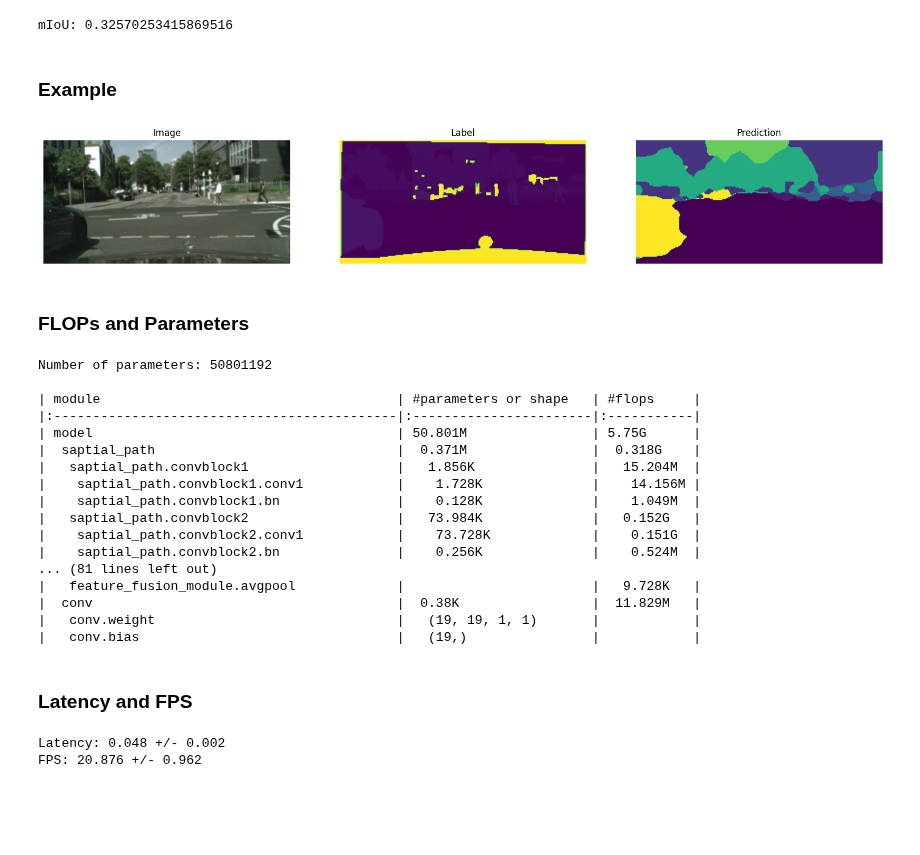
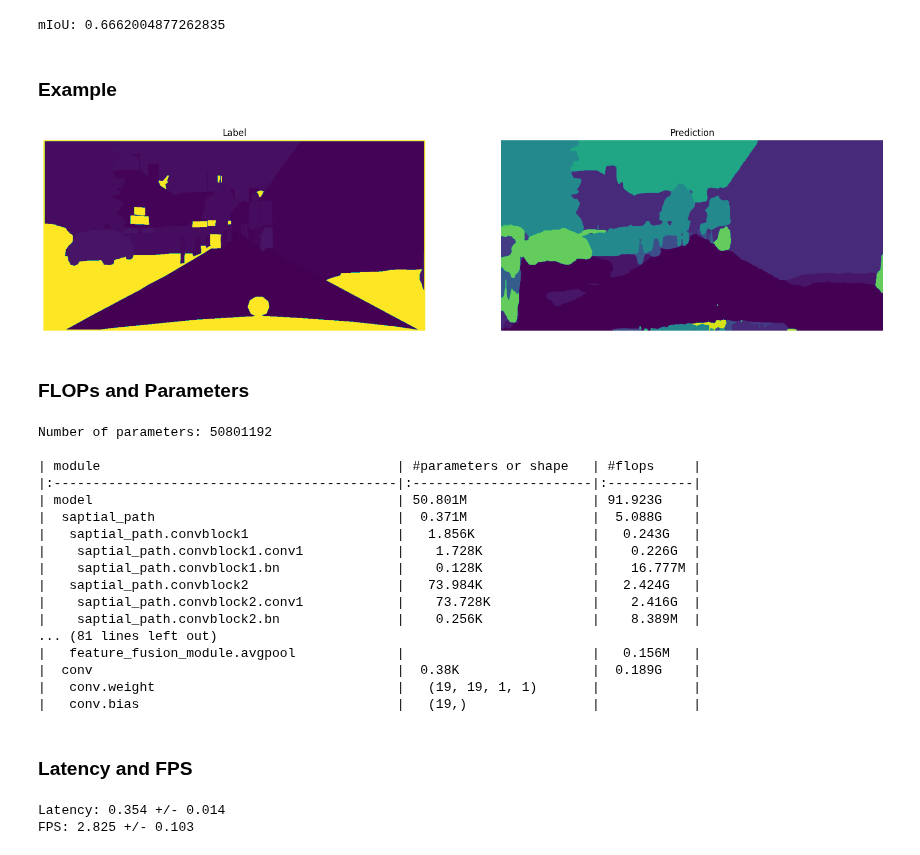
Before and after one commit to QuantDreamGit/SemanticSegmentation, a Jupyter notebook: cityscapes_bisenet.ipynb, the cells around one changed output. Saved outputs shown, nothing was run; the diff lists cells and outputs as text; code cells hidden in the pictures; blank space fills up the shorter version.

```diff
--- a/cityscapes_bisenet.ipynb
+++ b/cityscapes_bisenet.ipynb
@@ -74,90 +83,84 @@ Epoch: 11, Loss: 0.9743016362190247, mIoU: 0.21231291482410247
 ... (38 outputs left out)
 # %%
+## Evaluation
 # Get the device
-device = torch.device("cuda" if torch.cuda.is_available() else "cpu")
-
+device = torch.device("cuda")
 # Load the model
 model = BiSeNet(context_path='resnet101', num_classes=19).to(device)
 model.load_state_dict(torch.load('models/bisenet/bisenet.pth'))
-
 # Set model to evaluation mode
 model.eval()
 
 # Load the dataset
-dataset = CityScapes(root_dir='datasets/Cityspaces', split='val', mode='single', label_raw=False)
+dataset = CityScapes(root_dir='datasets/Cityspaces', split='val', mode='single', raw_label=False)
 dataloader = DataLoader(dataset, batch_size=1, shuffle=True, num_workers=2, pin_memory=True)
 
 # Evaluate the model
 hist = np.zeros((19, 19))
 for i, (images, labels) in enumerate(tqdm(dataloader)):
+    # Move the data to the device
     images = images.to(device)
     label = labels.to(device)
+    # Forward pass
     output = model(images)[0]
-
-    # Compute the predictions (1, 128, 256)
+    # Compute the predictions
     pred = output.argmax(dim=0)
 
     # Calculate the mean IoU
     hist += fast_hist(label.flatten().cpu().numpy(), pred.flatten().cpu().numpy(), 19)
     miou = np.mean(per_class_iou(hist))
 
+# Print the mIoU
 print(f'mIoU: {miou}')
 # %% [output]
-mIoU: 0.32570253415869516
+mIoU: 0.6662004877262835
 # %% [markdown]
 ### Example
 # %%
+## Inference
 # Get the device
 device = torch.device("cuda" if torch.cuda.is_available() else "cpu")
-
 # Load the model
 model = BiSeNet(context_path='resnet101', num_classes=19).to(device)
 model.load_state_dict(torch.load('models/bisenet/bisenet.pth'))
-
 # Set model to evaluation mode
 model.eval()
 
 # Load the dataset
-dataset = CityScapes(root_dir='datasets/Cityspaces', split='val', mode='single', label_raw=False)
+dataset = CityScapes(root_dir='datasets/Cityspaces', split='val', mode='single', raw_label=False)
 dataloader = DataLoader(dataset, batch_size=1, shuffle=True, num_workers=2, pin_memory=True)
 
 hist = np.zeros((19, 19))
 for i, (image, label) in tqdm(enumerate(dataloader)):
+    # Move the data to the device
     image = image.to(device)
     label = label.to(device)
     # Forward pass
     output = model(image)
-    # output shape: (1, 19, 128, 256)
-    # label shape: (1, 128, 256)
-    # Compute the predictions (1, 128, 256)
+    # Compute the predictions
     pred = output.argmax(dim=1)
+    # Stop after the first iteration
     break
 
 # Display the image
-import matplotlib.pyplot as plt
-from torchvision.transforms import ToPILImage
-
 image = ToPILImage()(image[0].cpu())
 # Convert label, pred from numpy to image
 label = Image.fromarray(label[0].cpu().numpy().astype(np.uint8))
 pred = Image.fromarray(pred[0].cpu().numpy().astype(np.uint8))
 
+# Display the image
 plt.figure(figsize=(20, 20))
-plt.subplot(131)
-plt.imshow(image)
-plt.title('Image')
-plt.axis('off')
-plt.subplot(132)
+plt.subplot(121)
 plt.imshow(label)
 plt.title('Label')
 plt.axis('off')
-plt.subplot(133)
+plt.subplot(122)
 plt.imshow(pred)
 plt.title('Prediction')
 plt.axis('off')
 plt.show()
 # %% [output]
-[figure, old version]
+[figure, new version]
 # %% [markdown]
 ### FLOPs and Parameters
 # %%
@@ -166,13 +169,11 @@ device = torch.device("cpu")
 # Load the model
 model = BiSeNet(context_path='resnet101', num_classes=19).to(device)
 model.load_state_dict(torch.load('models/bisenet/bisenet.pth'))
-
 # Set model to evaluation mode
 model.eval()
 
 # Load the dataset
-dataset = CityScapes(root_dir='datasets/Cityspaces', split='val', mode='single', label_raw=False)
-
+dataset = CityScapes(root_dir='datasets/Cityspaces', split='val', mode='single', raw_label=False)
 # Get the image and label
 image, label = dataset[0]
 
@@ -180,7 +181,6 @@ image, label = dataset[0]
 flops = FlopCountAnalysis(model, image.unsqueeze(0))
 # Get the number of flops
 flops = flop_count_table(flops)
-
 # Get the number of parameters
 params = sum(p.numel() for p in model.parameters())
 
@@ -191,17 +191,17 @@ Number of parameters: 50801192
 
 | module                                      | #parameters or shape   | #flops     |
 |:--------------------------------------------|:-----------------------|:-----------|
-| model                                       | 50.801M                | 5.75G      |
-|  saptial_path                               |  0.371M                |  0.318G    |
-|   saptial_path.convblock1                   |   1.856K               |   15.204M  |
-|    saptial_path.convblock1.conv1            |    1.728K              |    14.156M |
-|    saptial_path.convblock1.bn               |    0.128K              |    1.049M  |
-|   saptial_path.convblock2                   |   73.984K              |   0.152G   |
-|    saptial_path.convblock2.conv1            |    73.728K             |    0.151G  |
-|    saptial_path.convblock2.bn               |    0.256K              |    0.524M  |
+| model                                       | 50.801M                | 91.923G    |
+|  saptial_path                               |  0.371M                |  5.088G    |
+|   saptial_path.convblock1                   |   1.856K               |   0.243G   |
+|    saptial_path.convblock1.conv1            |    1.728K              |    0.226G  |
+|    saptial_path.convblock1.bn               |    0.128K              |    16.777M |
+|   saptial_path.convblock2                   |   73.984K              |   2.424G   |
+|    saptial_path.convblock2.conv1            |    73.728K             |    2.416G  |
+|    saptial_path.convblock2.bn               |    0.256K              |    8.389M  |
 ... (81 lines left out)
-|   feature_fusion_module.avgpool             |                        |   9.728K   |
-|  conv                                       |  0.38K                 |  11.829M   |
+|   feature_fusion_module.avgpool             |                        |   0.156M   |
+|  conv                                       |  0.38K                 |  0.189G    |
 |   conv.weight                               |   (19, 19, 1, 1)       |            |
 |   conv.bias                                 |   (19,)                |            |
 # %% [markdown]
@@ -215,17 +215,17 @@ model.load_state_dict(torch.load('models/bisenet/bisenet.pth'))
 model.eval()
 
 # Load the dataset
-dataset = CityScapes(root_dir='datasets/Cityspaces', split='val', mode='single', label_raw=False)
-
+dataset = CityScapes(root_dir='datasets/Cityspaces', split='val', mode='single', raw_label=False)
 
 # Get the image and label
 image, label = dataset[0]
 
 # Compute the latency and FPS
-iterations = 1000
+iterations = 100
 latency = []
 fps = []
 
+# Run the model for a number of iterations
 for _ in range(iterations):
     start = time()
     model(image.unsqueeze(0))
@@ -239,8 +239,9 @@ mean_fps = np.mean(fps)
 std_latency = np.std(latency)
 std_fps = np.std(fps)
 
+# Print the results
 print(f'Latency: {mean_latency:.3f} +/- {std_latency:.3f}')
 print(f'FPS: {mean_fps:.3f} +/- {std_fps:.3f}')
 # %% [output]
-Latency: 0.048 +/- 0.002
-FPS: 20.876 +/- 0.962
+Latency: 0.354 +/- 0.014
+FPS: 2.825 +/- 0.103
```
Also changed, not shown: parts of 2 cells of this notebook, 1 other file.
